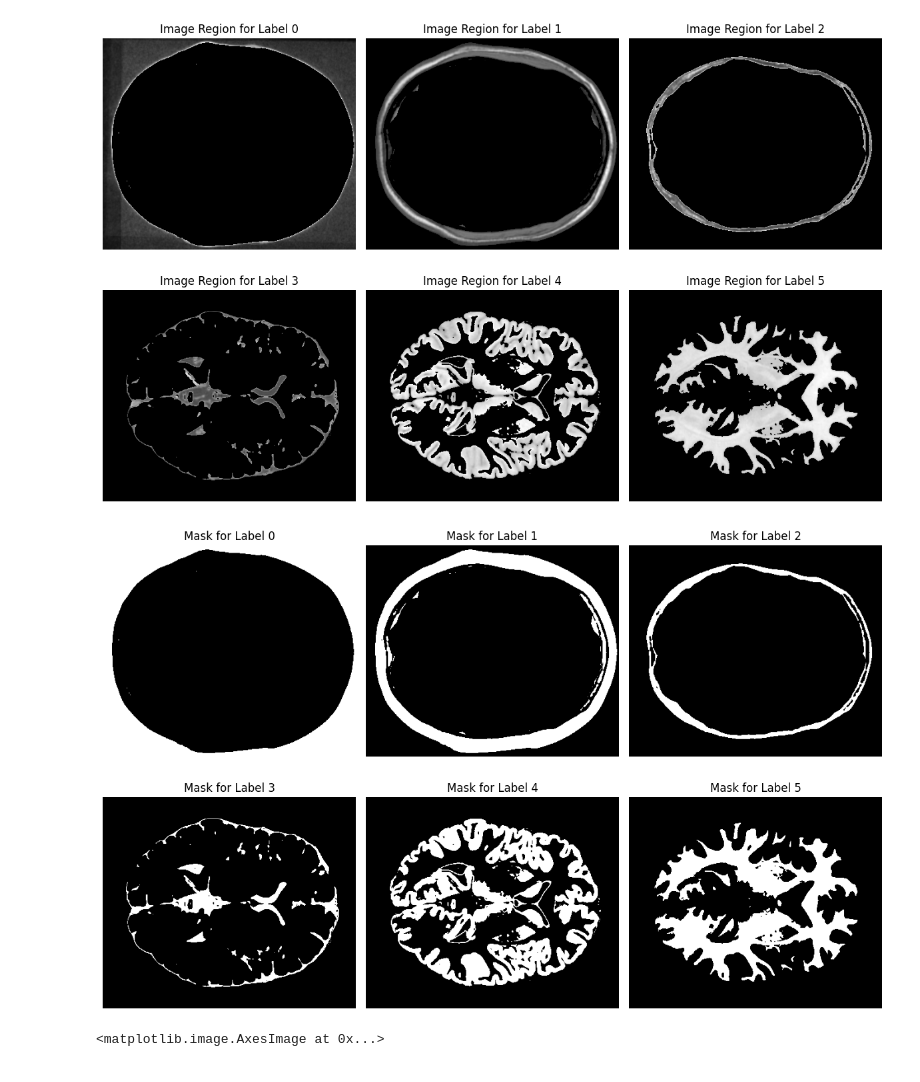
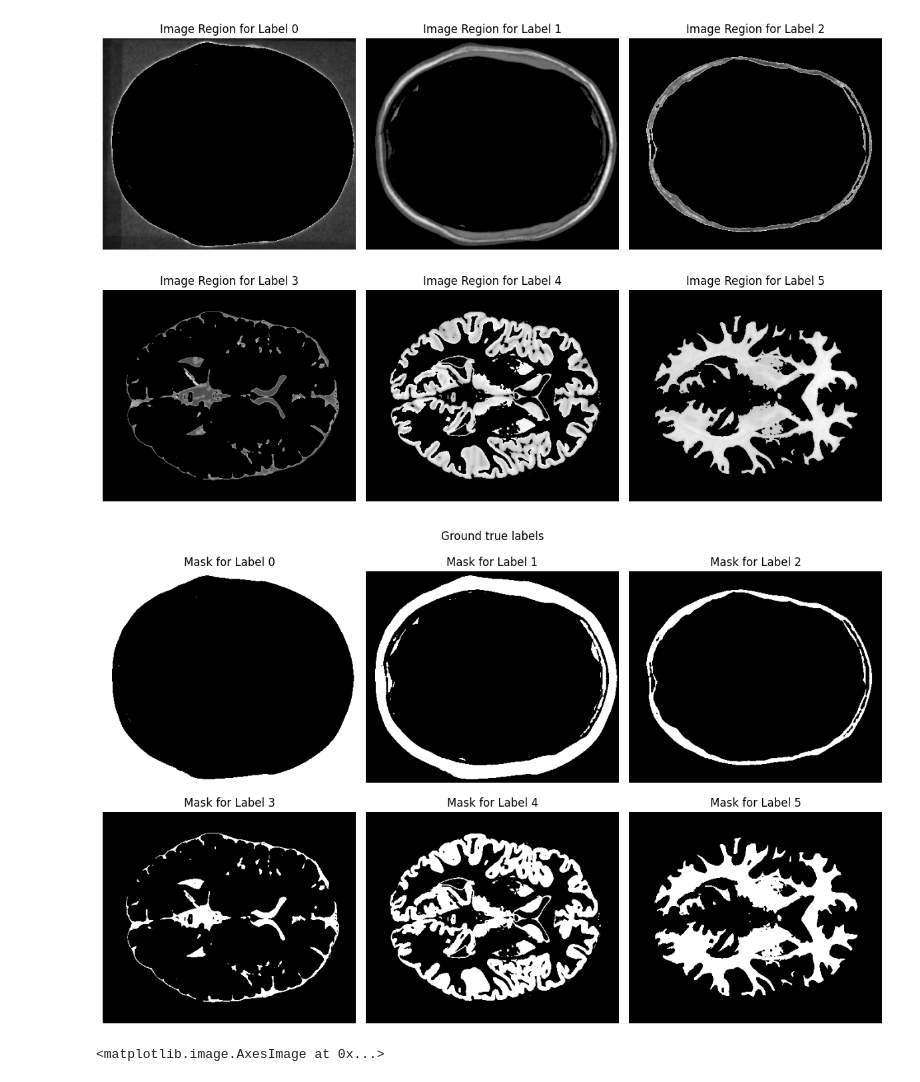
Before and after one commit to ZosoV/mri_segmentation, a Jupyter notebook: experiment_02.ipynb, the cells around one changed output. Drawn from its saved outputs; the diff is of its cells as text; code cells hidden in the pictures.

```diff
--- a/sandbox.ipynb
+++ b/experiment_02.ipynb
@@ -126,15 +126,16 @@ plt.show()
 # %%
 fig, axes = plt.subplots(2, 3, figsize=(12, 8))
 
 for i, ax in enumerate(axes.flat):
     ax.imshow(reference_labels == i, cmap='gray')
     ax.set_title(f'Mask for Label {i}')
     ax.axis('off')
 
+plt.suptitle("Ground true labels")
 plt.tight_layout()
 plt.show()
 # %% [output]
-[figure, old version]
+[figure, new version]
 # %%
 from skimage.filters import threshold_otsu
 
```
Also changed, not shown: parts of 14 cells of this notebook, 2 other files.
